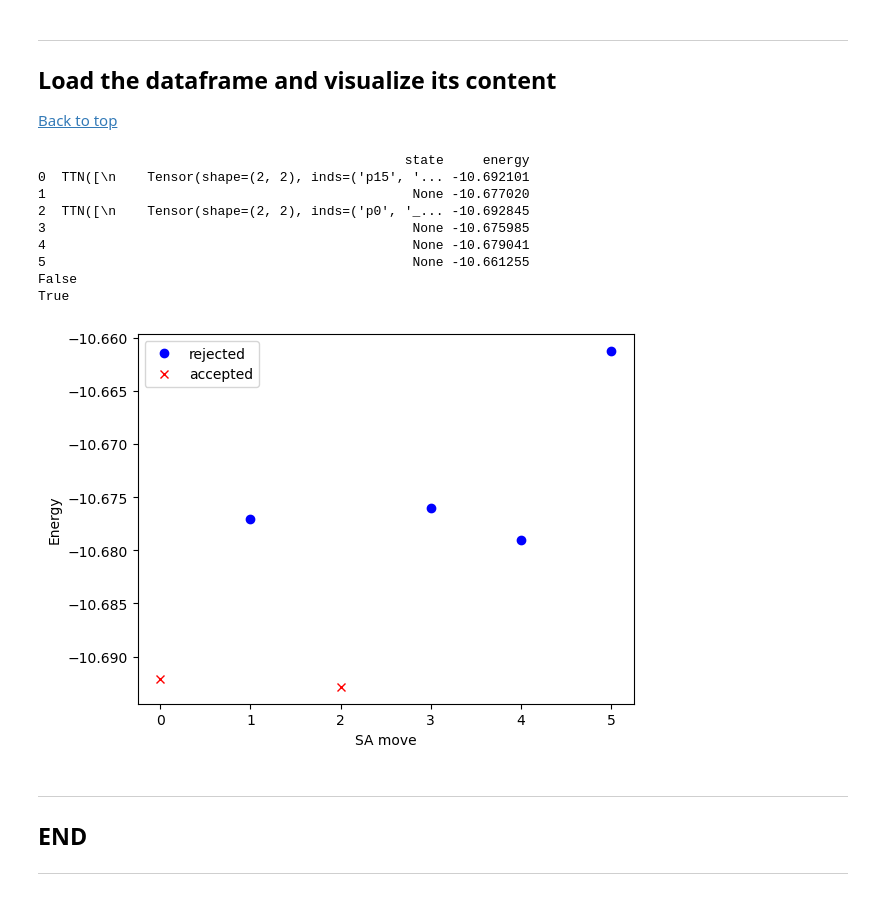
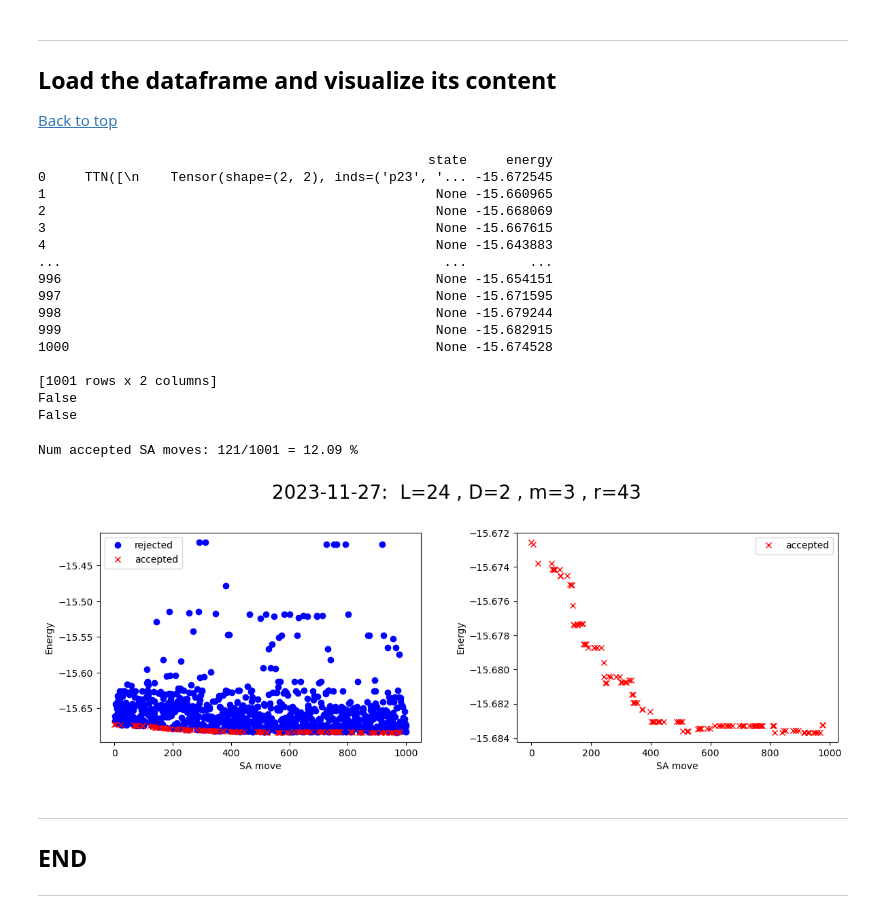
Before and after one commit to matthew-thibodeau/pando-TN, a Jupyter notebook: preliminary_analysis.ipynb, the cells around one changed output. Saved outputs shown, nothing was run; the diff lists cells and outputs as text; code cells hidden in the pictures.

```diff
--- a/preliminary_analysis.ipynb
+++ b/preliminary_analysis.ipynb
@@ -69,7 +51,12 @@ working directory: /data/nfs_home/giangiac/pando-TN
 
 <a href=#top>Back to top</a>
 # %%
-run = 23
+L = 24
+site_dim = 2
+bond_size = 3
+run = 43
+
+slurm_jobid, slurm_procid = get_id_of_files(today, L, site_dim, bond_size, run)
 if today == '2023-10-05':
     file_id =  f'TTN_SA_{slurm_jobid}_{slurm_procid}_{run}_L{L}_D{site_dim}'
 else:
@@ -81,32 +68,51 @@ print(df)
 print(isinstance(df['state'][1], ttn.TTN))
 print(isinstance(df['state'][2], ttn.TTN))
 # %% [output]
-                                               state     energy
-0  TTN([\n    Tensor(shape=(2, 2), inds=('p15', '... -10.692101
-1                                               None -10.677020
-2  TTN([\n    Tensor(shape=(2, 2), inds=('p0', '_... -10.692845
-3                                               None -10.675985
-4                                               None -10.679041
-5                                               None -10.661255
+                                                  state     energy
+0     TTN([\n    Tensor(shape=(2, 2), inds=('p23', '... -15.672545
+1                                                  None -15.660965
+2                                                  None -15.668069
+3                                                  None -15.667615
+4                                                  None -15.643883
+...                                                 ...        ...
+996                                                None -15.654151
+997                                                None -15.671595
+998                                                None -15.679244
+999                                                None -15.682915
+1000                                               None -15.674528
+
+[1001 rows x 2 columns]
 False
-True
+False
 # %%
-fig, ax = plt.subplots()
+# To focus on the accepted moves, set the variable below:
+only_accepted = True
+
+fig, (ax1, ax2) = plt.subplots(1, 2, figsize=(14, 4))
+plt.subplots_adjust(wspace=0.3)
+plt.suptitle(f'{today}:  L={L} , D={site_dim} , m={bond_size} , r={run}', fontsize=20, y=1.06)
+
 
 # Plot the data with 'o' marker for states where 'state' is None
-ax.plot(df.index[~df['state'].notna()], df['energy'][~df['state'].notna()],
+ax1.plot(df.index[~df['state'].notna()], df['energy'][~df['state'].notna()],
         marker='o', linestyle='', color='b', label='rejected')
 # Plot the data with 'x' marker for accepted states
-ax.plot(df.index[df['state'].notna()], df['energy'][df['state'].notna()],
+ax1.plot(df.index[df['state'].notna()], df['energy'][df['state'].notna()],
+        marker='x', linestyle='', color='r', label='accepted')
+ax2.plot(df.index[df['state'].notna()], df['energy'][df['state'].notna()],
         marker='x', linestyle='', color='r', label='accepted')
 
-ax.set_xlabel('SA move')
-ax.set_ylabel('Energy')
-ax.legend()
+ax1.set_xlabel('SA move'); ax1.set_ylabel('Energy'); ax1.legend()
+ax2.set_xlabel('SA move'); ax2.set_ylabel('Energy'); ax2.legend()
 
+# Count how many SA moves were accepted/rejected.
+num_accepted = len(df.index[df['state'].notna()])
+num_rejected = len(df.index[~df['state'].notna()])
+print(f'\nNum accepted SA moves: {num_accepted}/{num_accepted+num_rejected} = {num_accepted/(num_accepted+num_rejected)*100:5.2f} %')
 plt.show()
 # %% [output]
+Num accepted SA moves: 121/1001 = 12.09 %
-[figure, old version]
+[figure, new version]
 # %% [markdown]
 ----
 ## END
```
Also changed, not shown: parts of 1 cell of this notebook, 1 other file.
